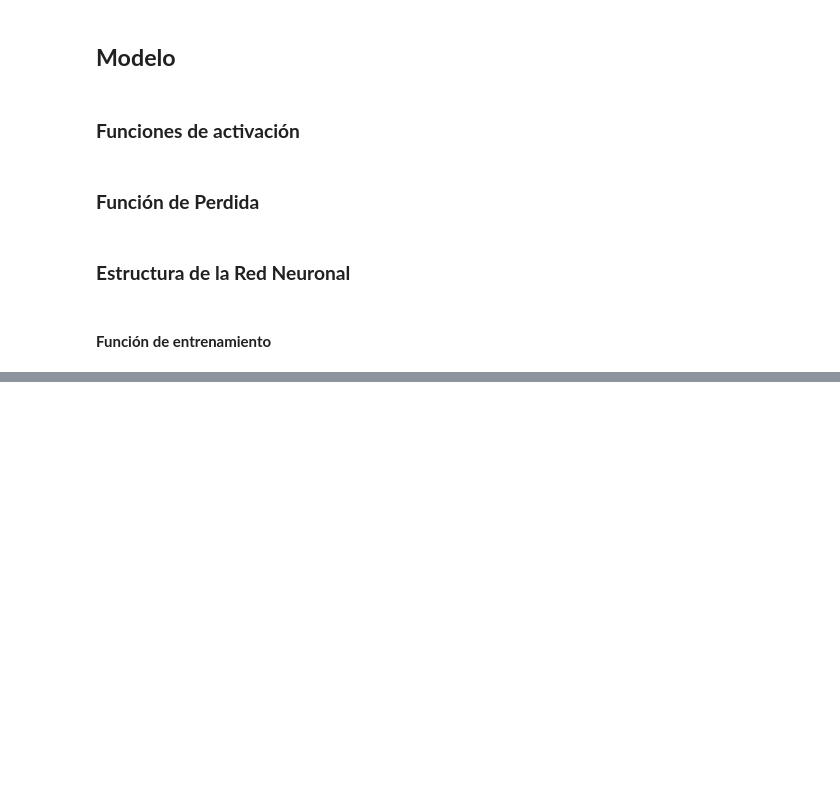
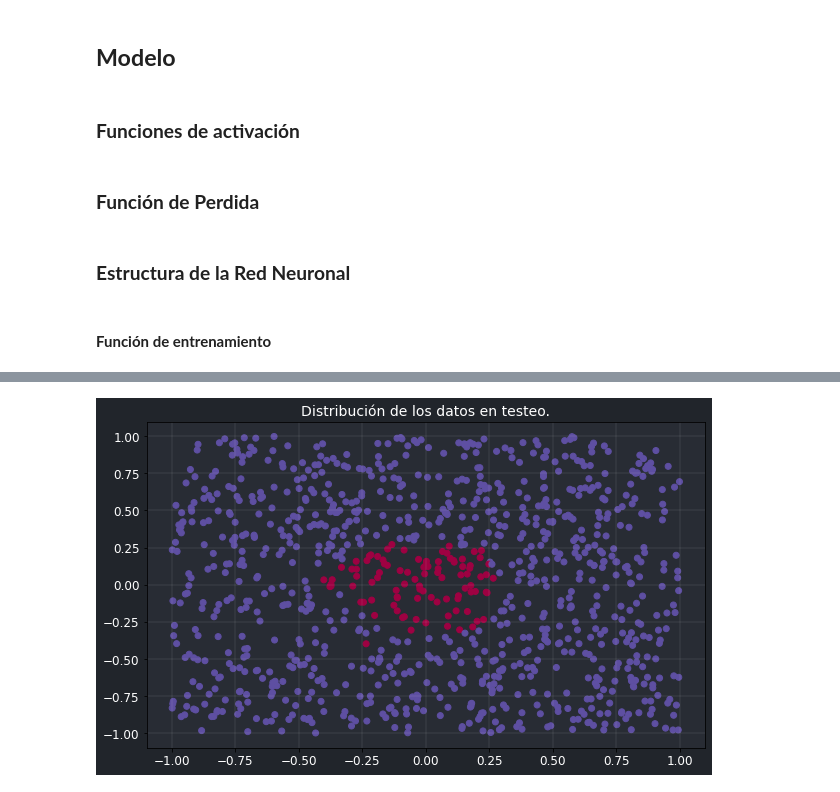
Before and after one commit to JuanFeA98/Deep_Learning, a Jupyter notebook: 03.Red_Neuronal_Manual.ipynb, the cells around one changed output, grey strips where cells are left out. Saved outputs shown, nothing was run; the diff lists cells and outputs as text; code cells hidden in the pictures; blank space fills up the shorter version.

```diff
--- a/03.Red_Neuronal_Manual.ipynb
+++ b/03.Red_Neuronal_Manual.ipynb
@@ -157,0 +159,22 @@ for i in range(10000):
+# %%
+data_test = (np.random.rand(1000, 2) * 2) - 1
+y_test = train_network(data_test, 0.001, parametros, training=False)
+# %%
+y_test = np.where(y_test>=0.5, 1, 0)
+# %%
+fig, ax = plt.subplots(figsize=(10, 6))
+
+plt.title('Distribución de los datos en testeo.', size=14, color='white')
+plt.grid(visible=True, linewidth=0.1, color='white')
+
+fig.patch.set_facecolor('#21252b')
+ax.set_facecolor('#282c34')
+
+plt.scatter(data_test[:,0], data_test[:,1], c=y_test[:,0], cmap=plt.cm.Spectral)
+
+plt.xticks(color='white', size=12)
+plt.yticks(color='white', size=12)
+
+plt.show()
+# %% [output]
+[figure, added]
```
Also changed, not shown: parts of 8 cells of this notebook.
